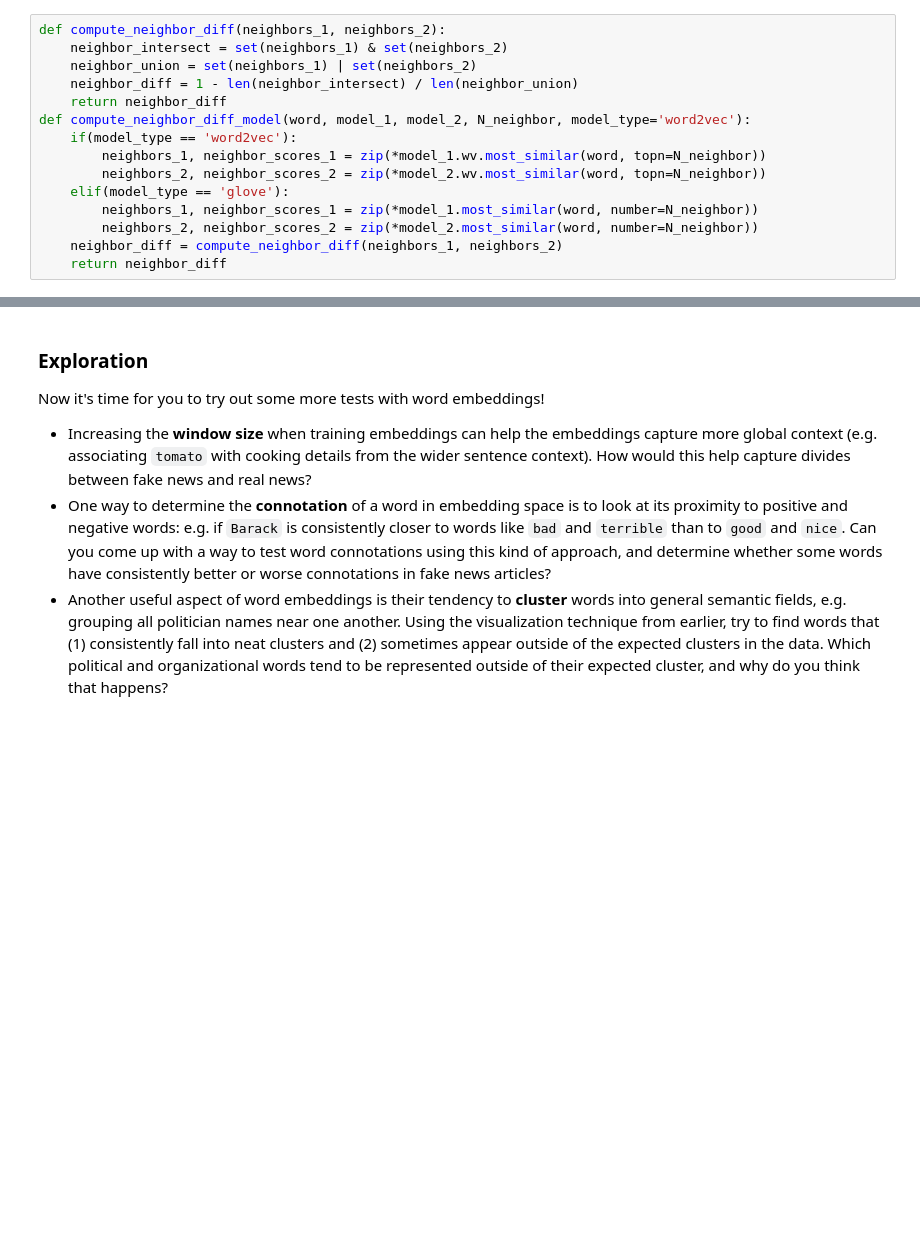
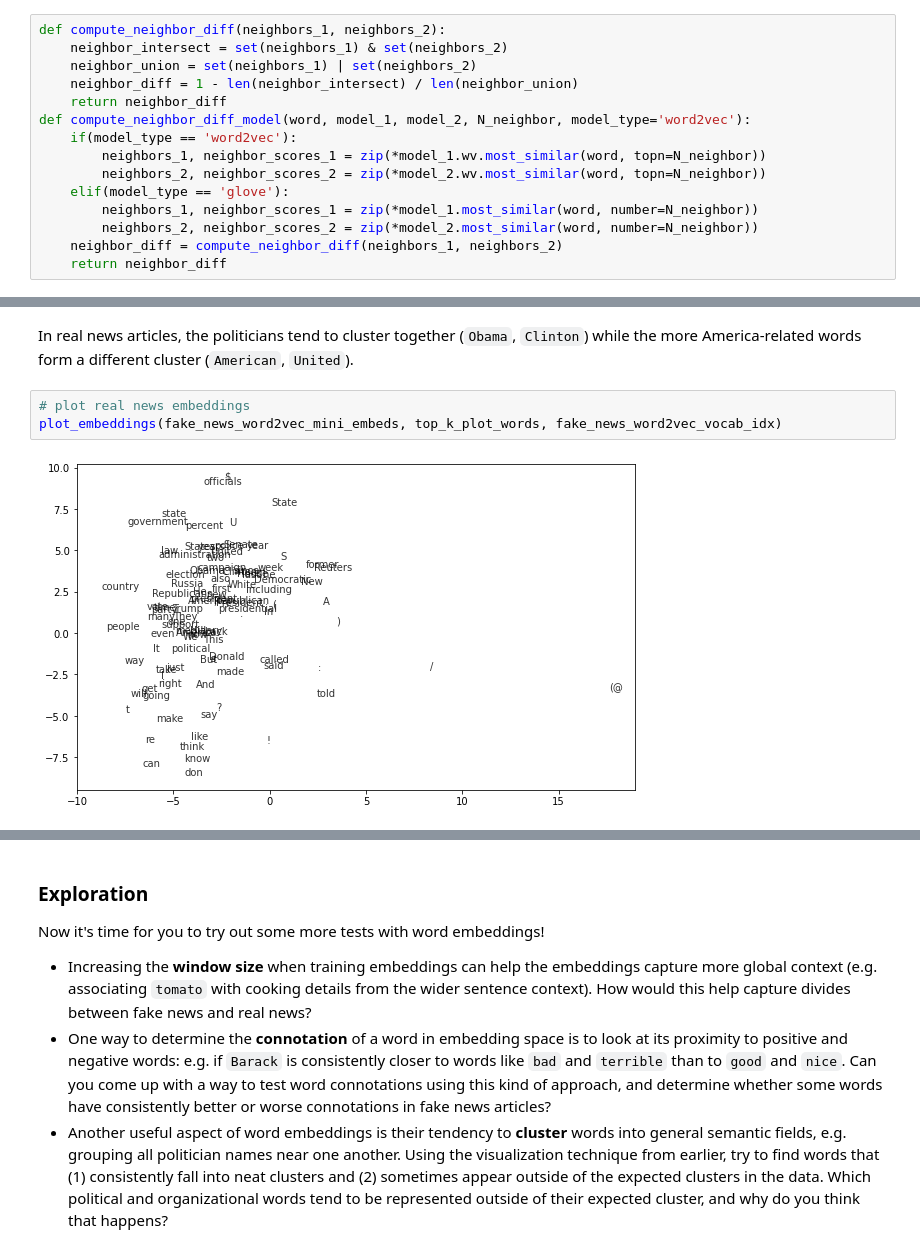
Before and after one commit to ianbstewart/CORE_tutorial_2020, a Jupyter notebook: word_embeddings.ipynb, the cells around one changed output, grey strips where cells are left out. Drawn from its saved outputs; the diff is of its cells as text; blank space fills up the shorter version.

```diff
--- a/word_embeddings.ipynb
+++ b/word_embeddings.ipynb
@@ -231,0 +403,7 @@ This reveals some serious bias going on in the fake news articles.
+# %% [markdown]
+In real news articles, the politicians tend to cluster together (`Obama`, `Clinton`) while the more America-related words form a different cluster (`American`, `United`).
+# %%
+# plot real news embeddings
+plot_embeddings(fake_news_word2vec_mini_embeds, top_k_plot_words, fake_news_word2vec_vocab_idx)
+# %% [output]
+[figure, added]
```
Also changed, not shown: parts of 23 cells of this notebook, 1 other file.
